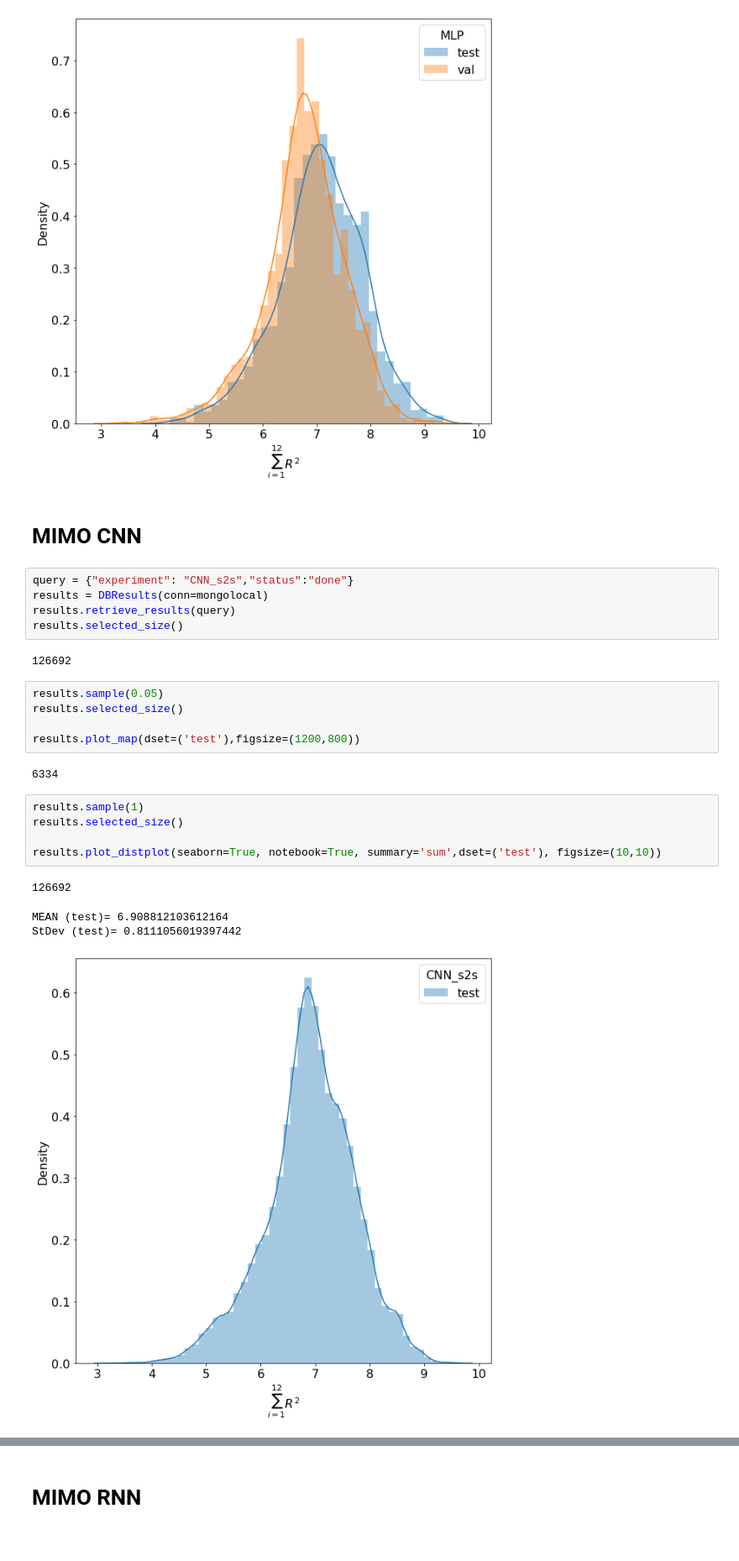
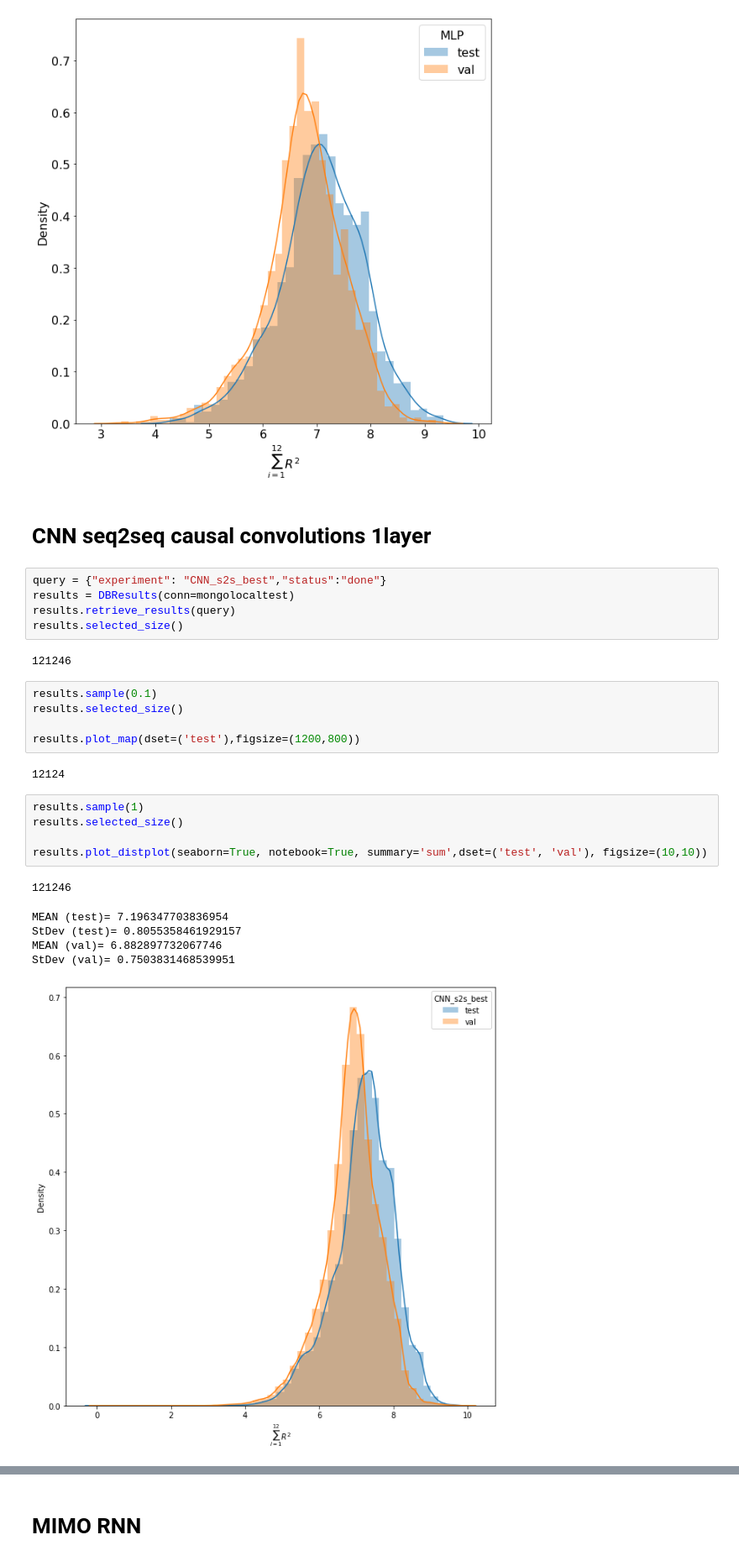
Before and after one commit to bejar/Wind, a Jupyter notebook: Notebooks/0BestStatisticsFullExp.ipynb, the cells around one changed output, grey strips where cells are left out. Shown at 84% size. Cells and saved outputs as stored; diff of their text form.

```diff
--- a/Notebooks/0BestStatisticsFullExp.ipynb
+++ b/Notebooks/0BestStatisticsFullExp.ipynb
@@ -153,32 +153,34 @@ StDev (test)= 0.7969691997490052
 MEAN (val)= 6.768566174879485
 StDev (val)= 0.753032842244216
 [figure]
-# %% [markdown]
-# MIMO CNN
+# %% [markdown]
+# CNN seq2seq causal convolutions 1layer
 # %%
-query = {"experiment": "CNN_s2s","status":"done"}
-results = DBResults(conn=mongolocal)
+query = {"experiment": "CNN_s2s_best","status":"done"}
+results = DBResults(conn=mongolocaltest)
 results.retrieve_results(query)
 results.selected_size()
 # %% [output]
-126692
+121246
 # %%
-results.sample(0.05)
+results.sample(0.1)
 results.selected_size()
 
 results.plot_map(dset=('test'),figsize=(1200,800))
 # %% [output]
-6334
+12124
 # %%
 results.sample(1)
 results.selected_size()
 
-results.plot_distplot(seaborn=True, notebook=True, summary='sum',dset=('test'), figsize=(10,10))
+results.plot_distplot(seaborn=True, notebook=True, summary='sum',dset=('test', 'val'), figsize=(10,10))
 # %% [output]
-126692
+121246
-MEAN (test)= 6.908812103612164
-StDev (test)= 0.8111056019397442
+MEAN (test)= 7.196347703836954
+StDev (test)= 0.8055358461929157
+MEAN (val)= 6.882897732067746
+StDev (val)= 0.7503831468539951
-[figure, old version]
+[figure, new version]
 # %%
 results.sample(0.25)
 results.selected_size()
```
Also changed, not shown: parts of 31 cells of this notebook, 3 other files.
